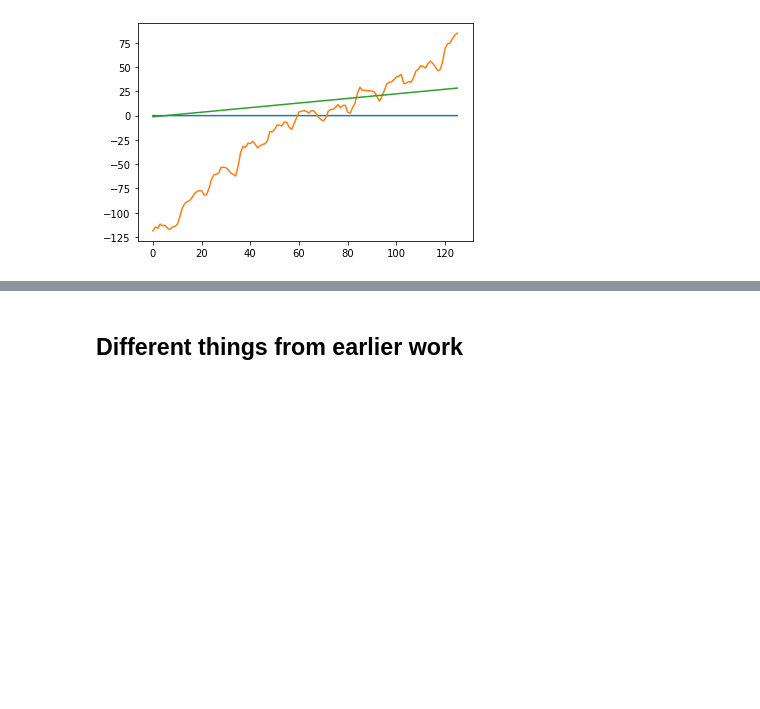
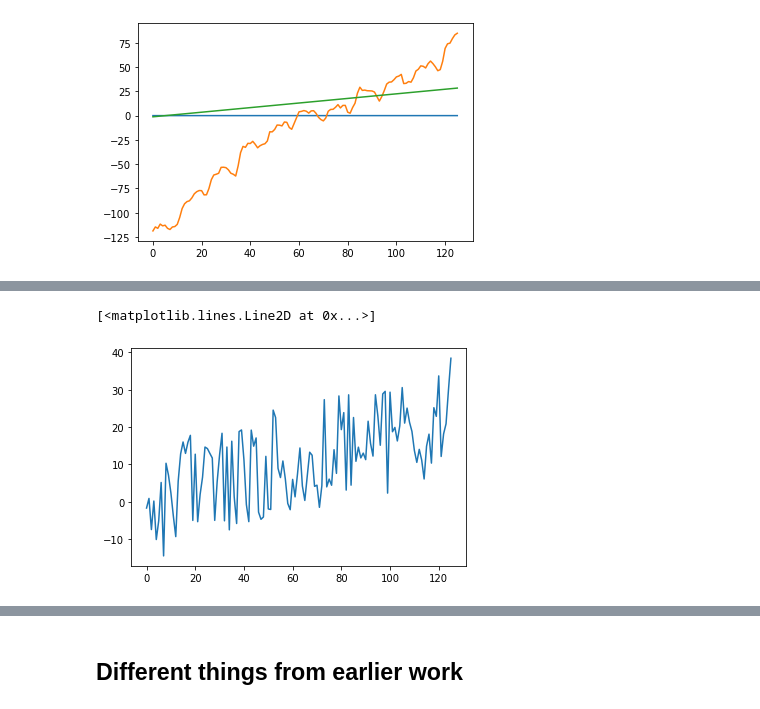
Before and after one commit to eyhl/premis, a Jupyter notebook: notebooks/pyro_model.ipynb, the cells around one changed output, grey strips where cells are left out. Saved outputs shown, nothing was run; the diff lists cells and outputs as text; code cells hidden in the pictures; blank space fills up the shorter version.

```diff
--- a/notebooks/pyro_model.ipynb
+++ b/notebooks/pyro_model.ipynb
@@ -383,3 +230,9 @@ plt.plot(y_hat)
 # %% [output]
 [<matplotlib.lines.Line2D at 0x...>]
 [figure]
+# %%
+from pyro.infer import Predictive
+samples = mcmc.get_samples()
+predictive = Predictive(model, samples)(X_train, None, df_em)
+for k, v in predictive.items():
+    print(f"{k}: {tuple(v.shape)}")
@@ -385,0 +242,16 @@ plt.plot(y_hat)
+# %%
+def prepare_counts_df(predictive):
+    counts = predictive['w'].numpy()
+    counts_mean = counts.mean(axis=0)
+    counts_std = counts.std(axis=0)
+
+    counts_df = pd.DataFrame({
+    "feat": X_train.squeeze(),
+    "mean": counts_mean,
+    "high": counts_mean + counts_std,
+    "low": counts_mean - counts_std,
+    })
+
+    return counts_df.sort_values(by=['feat'])
+# %%
+counts_df = prepare_counts_df(predictive)
@@ -385,0 +275,5 @@ plt.plot(y_hat)
+# %%
+plt.plot(np.arange(126), counts_df['mean'])
+# %% [output]
+[<matplotlib.lines.Line2D at 0x...>]
+[figure, added]
```
Also changed, not shown: parts of 26 cells of this notebook, 4 other files.
